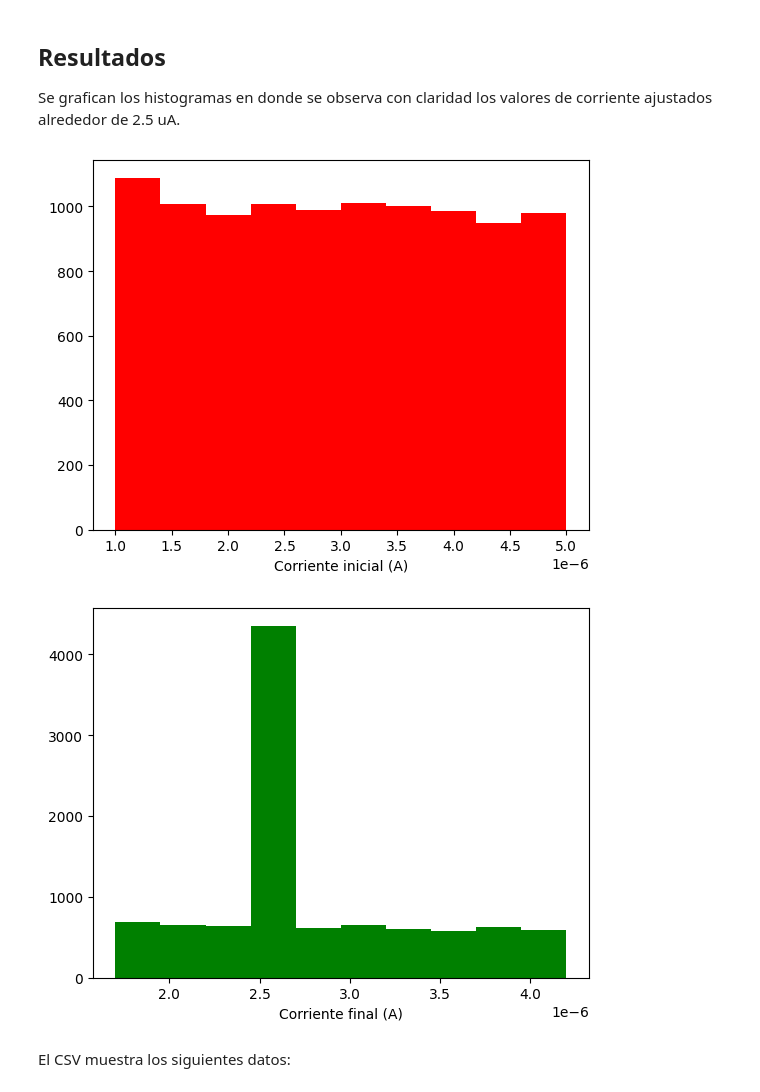
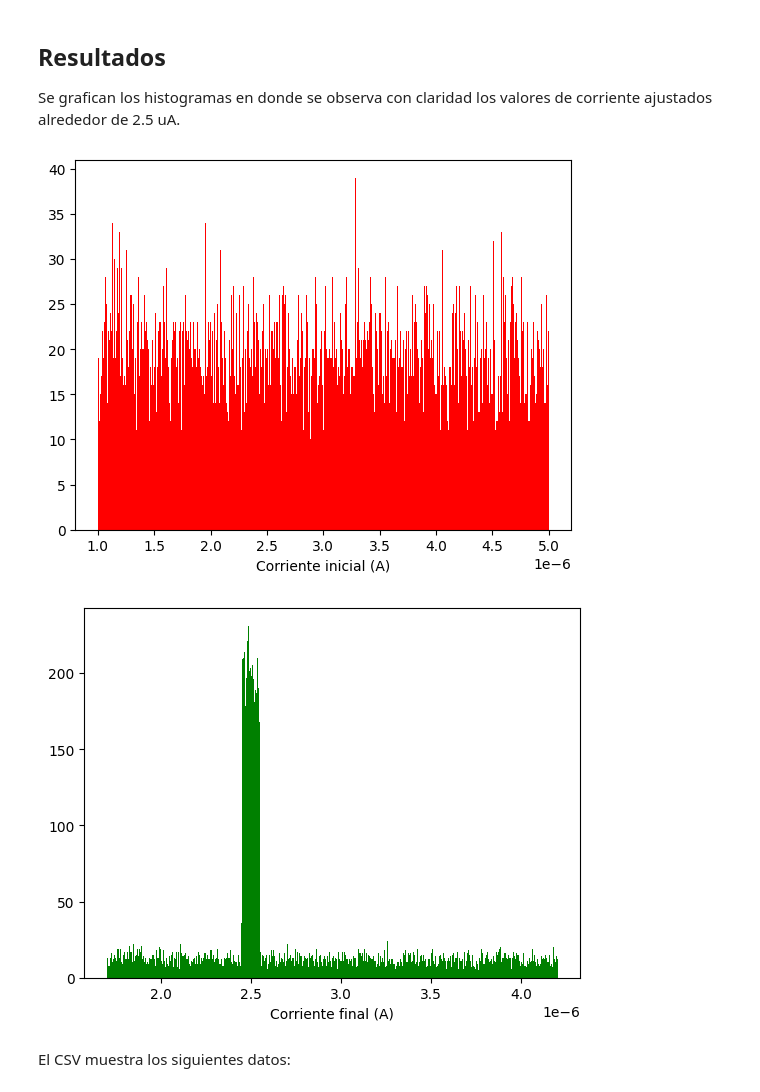
Before and after one commit to dfeoligr/allegro_current_adj, a Jupyter notebook: entrevista_dfeoli.ipynb, the cells around one changed output. Drawn from its saved outputs; the diff is of its cells as text; code cells hidden in the pictures.

```diff
--- a/entrevista_dfeoli.ipynb
+++ b/entrevista_dfeoli.ipynb
@@ -86,16 +78,24 @@ class AllegroIC:
 # %% [markdown]
 Se instancia un objeto de la clase AllegroIC con una corriente deseada de 2.5 uA. Del mismo modo, se crea un arreglo *seed_arr* que contiene 10k semillas para probar valores aleatorios de corriente inicial.
 # %%
-aic1 = AllegroIC(2.5e-6)
+aic1 = AllegroIC(targ_current=2.5e-6, min_in=1e-6, max_in=5e-6, step=0.1e-6, reg_bits=16)
 seed_arr = range(0,9999,1)
-init_arr = []
-current_arr = []
-filename = 'datos'
+filename = 'datossssss'
 # %% [markdown]
 Se itera el método de adjust_I para todas las semillas. Se puede observar el resultado en terminal así como proceder a abrir el CSV creado en carpeta.
 # %%
+init_arr = []
+current_arr = []
+reg_arr = []
+
 for i in seed_arr:
     [init,current,reg]=aic1.adjust_I(i)
-    aic1.save2csv(init,current,reg,filename)
     init_arr.append(init)
     current_arr.append(current)
+    reg_arr.append(int(reg))
+
+data = list(zip(init_arr,current_arr,reg_arr))
+df = pd.DataFrame(data,
+                  columns = ['Corriente inicial (A)','Corriente final (A)','Valor del registro (decimal)'])
+
+df.to_csv(filename+'.csv')
@@ -103,17 +121,17 @@ for i in seed_arr:
 ## Resultados
 Se grafican los histogramas en donde se observa con claridad los valores de corriente ajustados alrededor de 2.5 uA.
 # %%
-plt.hist(init_arr,color='r')
+plt.hist(init_arr,color='r',bins=500)
 plt.xlabel('Corriente inicial (A)')
 plt.show()
 # %% [output]
-[figure, old version]
+[figure, new version]
 # %%
-plt.hist(current_arr,color='g')
+plt.hist(current_arr,color='g',bins=500)
 plt.xlabel('Corriente final (A)')
 plt.show()
 # %% [output]
-[figure, old version]
+[figure, new version]
 # %% [markdown]
 El CSV muestra los siguientes datos:
 # %%
```
Also changed, not shown: parts of 3 cells of this notebook, 1 other file.
